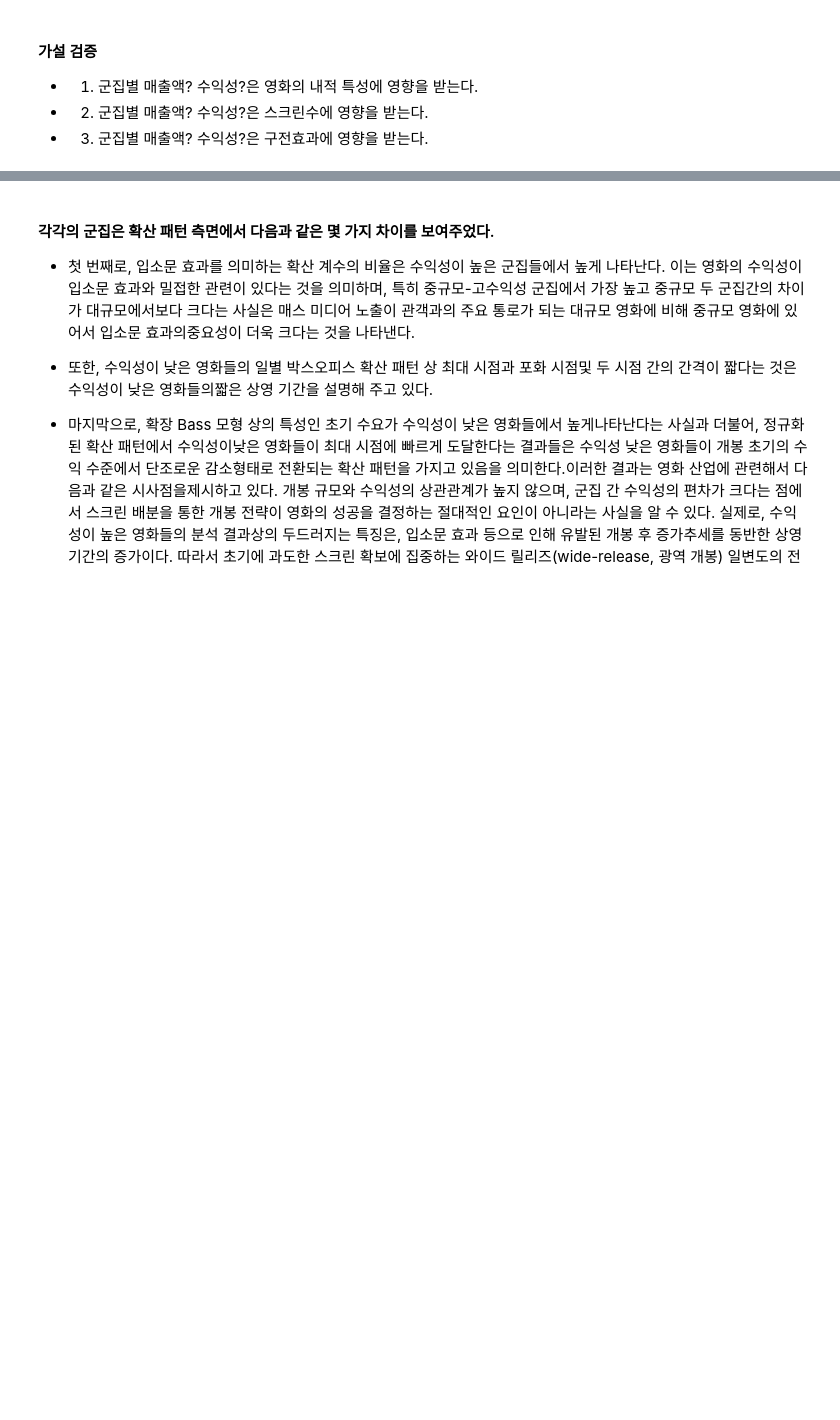
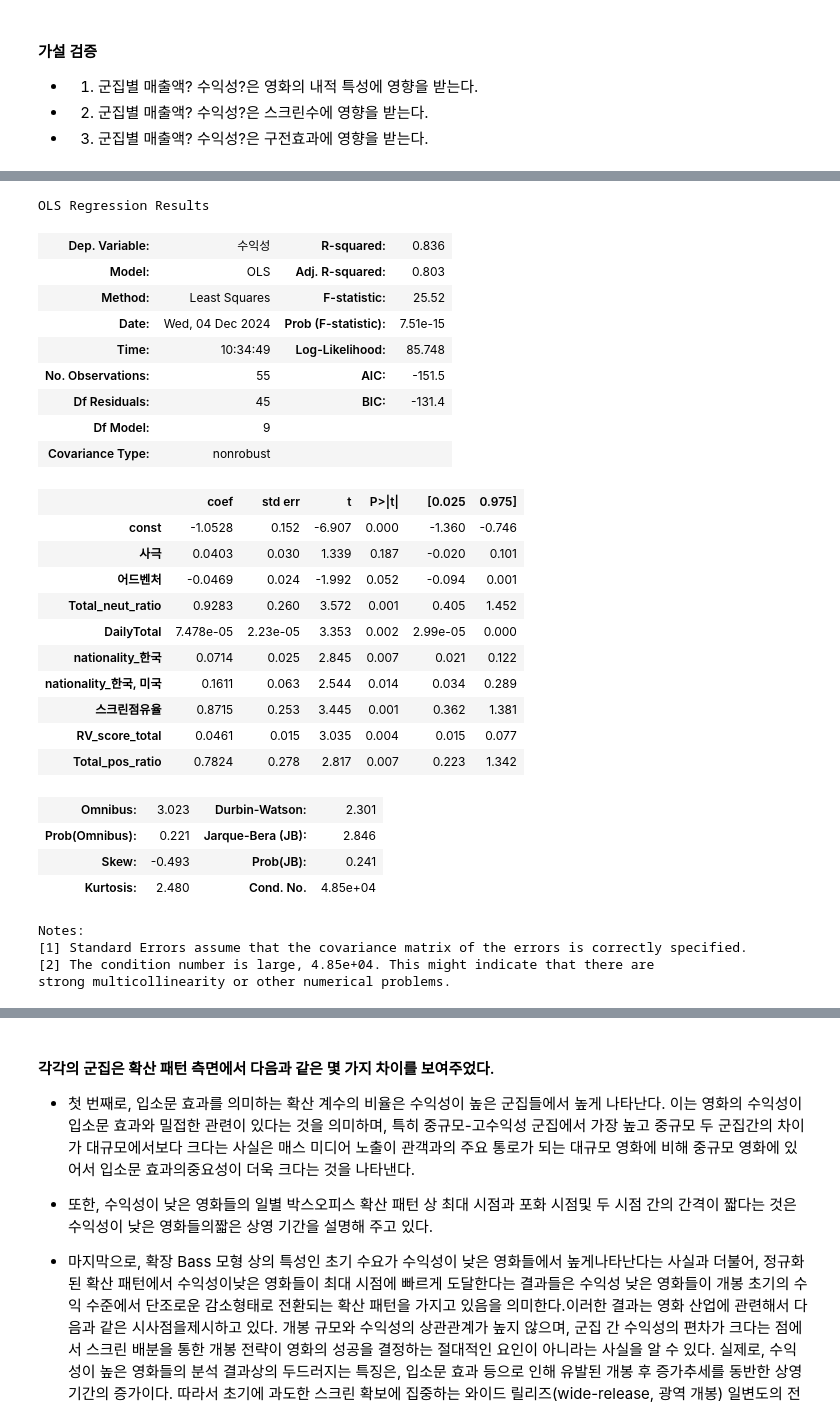
Before and after one commit to d0gyunkim/Big_analytics_project, a Jupyter notebook: 수익성_규모_분석.ipynb, the cells around one changed output, grey strips where cells are left out. Saved outputs shown, nothing was run; the diff lists cells and outputs as text; code cells hidden in the pictures; blank space fills up the shorter version.

```diff
--- a/수익성_규모_분석.ipynb
+++ b/수익성_규모_분석.ipynb
@@ -271,0 +382,75 @@ df_규모_수익성_3
+# %%
+import pandas as pd
+import statsmodels.api as sm
+import itertools
+import time
+
+# 변수 선택 과정을 수행하는 함수
+def processSubset(X, y, feature_set):
+    model = sm.OLS(y, sm.add_constant(X[list(feature_set)]))
+    regression = model.fit()
+    return {"model": regression, "AIC": regression.aic}
+
+# 후진제거법
+def backward(X, y, predictors):
+    results = []
+    for combo in itertools.combinations(predictors, len(predictors) - 1):
+        results.append(processSubset(X, y, combo))
+    models = pd.DataFrame(results)
+    best_model = models.loc[models['AIC'].argmin()]
+    return best_model
+
+# 후진제거법을 사용한 전체 모델 선택
+def backward_model(X, y):
+    predictors = X.columns.tolist()
+    Bmodels = pd.DataFrame(columns=["AIC", "model"], index = range(1, len(X.columns)))
+
+    while len(predictors) > 1:
+        current_model = backward(X, y, predictors)
+        Bmodels.loc[len(predictors) - 1] = current_model
+        predictors = current_model['model'].model.exog_names
+        predictors = [p for p in predictors if p != 'const']  # 상수항 제외
+
+    # 최적의 모델 추출
+    best_model_index = Bmodels['AIC'].idxmin()
+    best_model = Bmodels.loc[best_model_index]
+    return best_model
+
+# 데이터 준비
+X = df_selected_0.drop(['수익성', 'cluster', '규모(좌석수)', 'movie_title'], axis=1)
+y = df_selected_0['수익성']
+
+# 후진제거법을 이용한 최적 모델 탐색
+final_model = backward_model(X, y)
+# %%
+final_model['model'].summary()
+# %% [output]
+OLS Regression Results
+| Dep. Variable: | 수익성 | R-squared: | 0.836 |
+| Model: | OLS | Adj. R-squared: | 0.803 |
+| Method: | Least Squares | F-statistic: | 25.52 |
+| Date: | Wed, 04 Dec 2024 | Prob (F-statistic): | 7.51e-15 |
+| Time: | 10:34:49 | Log-Likelihood: | 85.748 |
+| No. Observations: | 55 | AIC: | -151.5 |
+| Df Residuals: | 45 | BIC: | -131.4 |
+| Df Model: | 9 |  |  |
+| Covariance Type: | nonrobust |  |  |
+|  | coef | std err | t | P>|t| | [0.025 | 0.975] |
+| const | -1.0528 | 0.152 | -6.907 | 0.000 | -1.360 | -0.746 |
+| 사극 | 0.0403 | 0.030 | 1.339 | 0.187 | -0.020 | 0.101 |
+| 어드벤처 | -0.0469 | 0.024 | -1.992 | 0.052 | -0.094 | 0.001 |
+| Total_neut_ratio | 0.9283 | 0.260 | 3.572 | 0.001 | 0.405 | 1.452 |
+| DailyTotal | 7.478e-05 | 2.23e-05 | 3.353 | 0.002 | 2.99e-05 | 0.000 |
+| nationality_한국 | 0.0714 | 0.025 | 2.845 | 0.007 | 0.021 | 0.122 |
+| nationality_한국, 미국 | 0.1611 | 0.063 | 2.544 | 0.014 | 0.034 | 0.289 |
+| 스크린점유율 | 0.8715 | 0.253 | 3.445 | 0.001 | 0.362 | 1.381 |
+| RV_score_total | 0.0461 | 0.015 | 3.035 | 0.004 | 0.015 | 0.077 |
+| Total_pos_ratio | 0.7824 | 0.278 | 2.817 | 0.007 | 0.223 | 1.342 |
+| Omnibus: | 3.023 | Durbin-Watson: | 2.301 |
+| Prob(Omnibus): | 0.221 | Jarque-Bera (JB): | 2.846 |
+| Skew: | -0.493 | Prob(JB): | 0.241 |
+| Kurtosis: | 2.480 | Cond. No. | 4.85e+04 |
+Notes:
+[1] Standard Errors assume that the covariance matrix of the errors is correctly specified.
+[2] The condition number is large, 4.85e+04. This might indicate that there are
+strong multicollinearity or other numerical problems.
```
Also changed, not shown: parts of 18 cells of this notebook, 1 other file.
